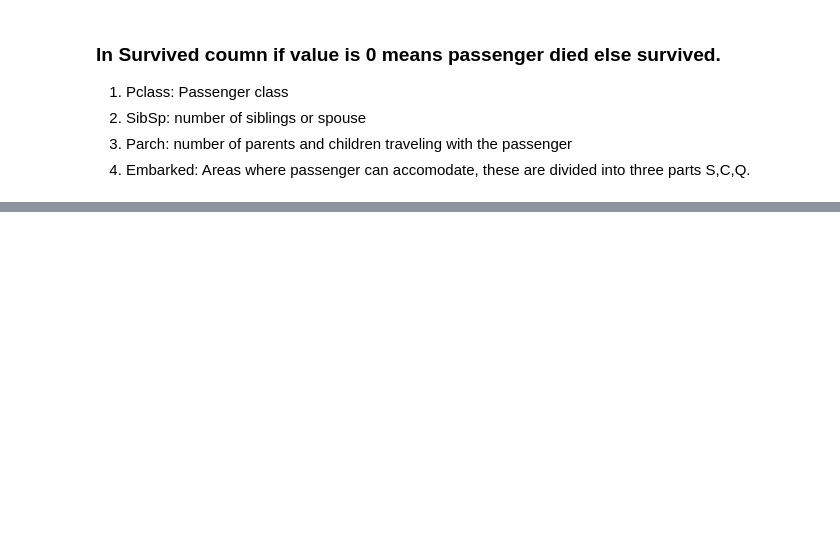
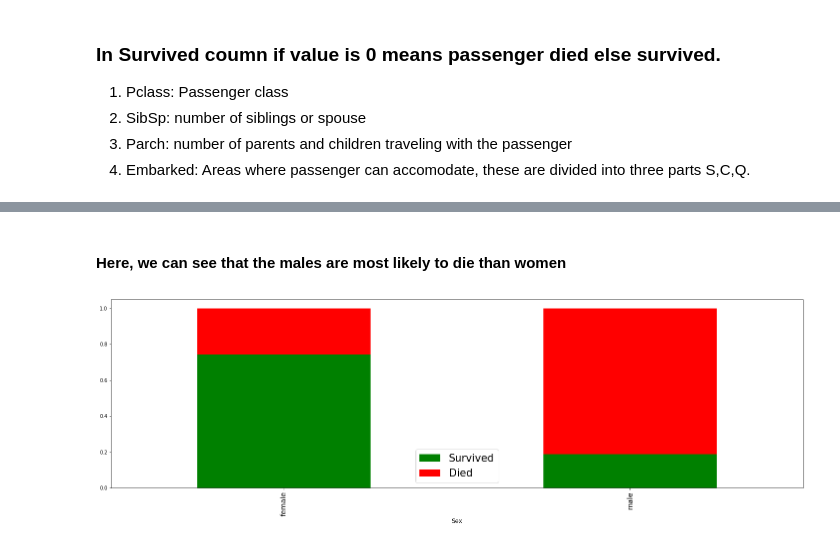
Before and after one commit to aaditya29/Kaggle-Titanic-Jupyter-Notebook, a Jupyter notebook: Titanic.ipynb, the cells around one changed output, grey strips where cells are left out. Cells and saved outputs as stored; diff of their text form; code cells hidden in the pictures; blank space fills up the shorter version.

```diff
--- a/Titanic.ipynb
+++ b/Titanic.ipynb
@@ -60,0 +104,8 @@ data.head()#Returns the first n-rows. The default value is 5
+# %% [markdown]
+#### Here, we can see that the males are most likely to die than women
+# %%
+#Plotting the same graph with the ratio.
+data.groupby('Sex').agg('mean')[['Survived', 'Died']].plot(kind='bar', figsize=(25,7),
+                                                          stacked = True, colors=['g','r']);
+# %% [output]
+[figure, added]
```
Also changed, not shown: parts of 10 cells of this notebook.
